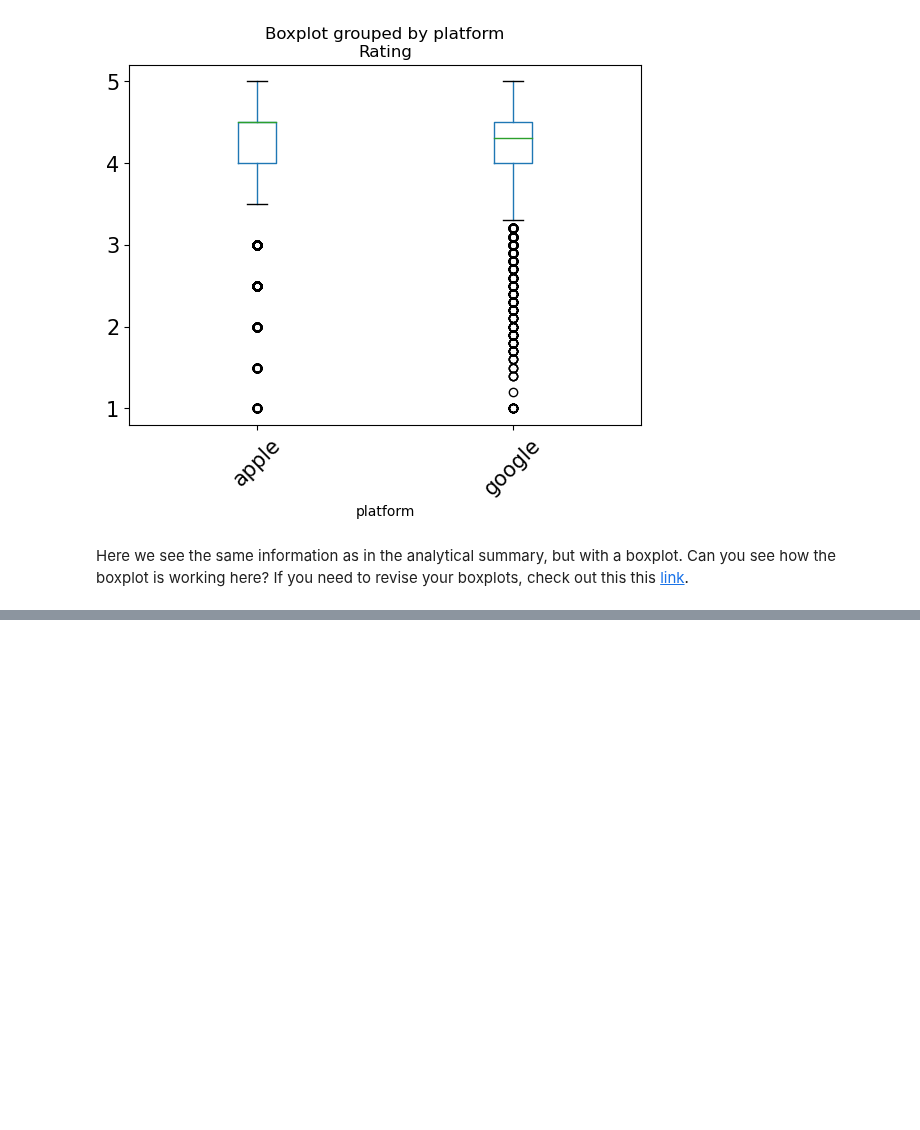
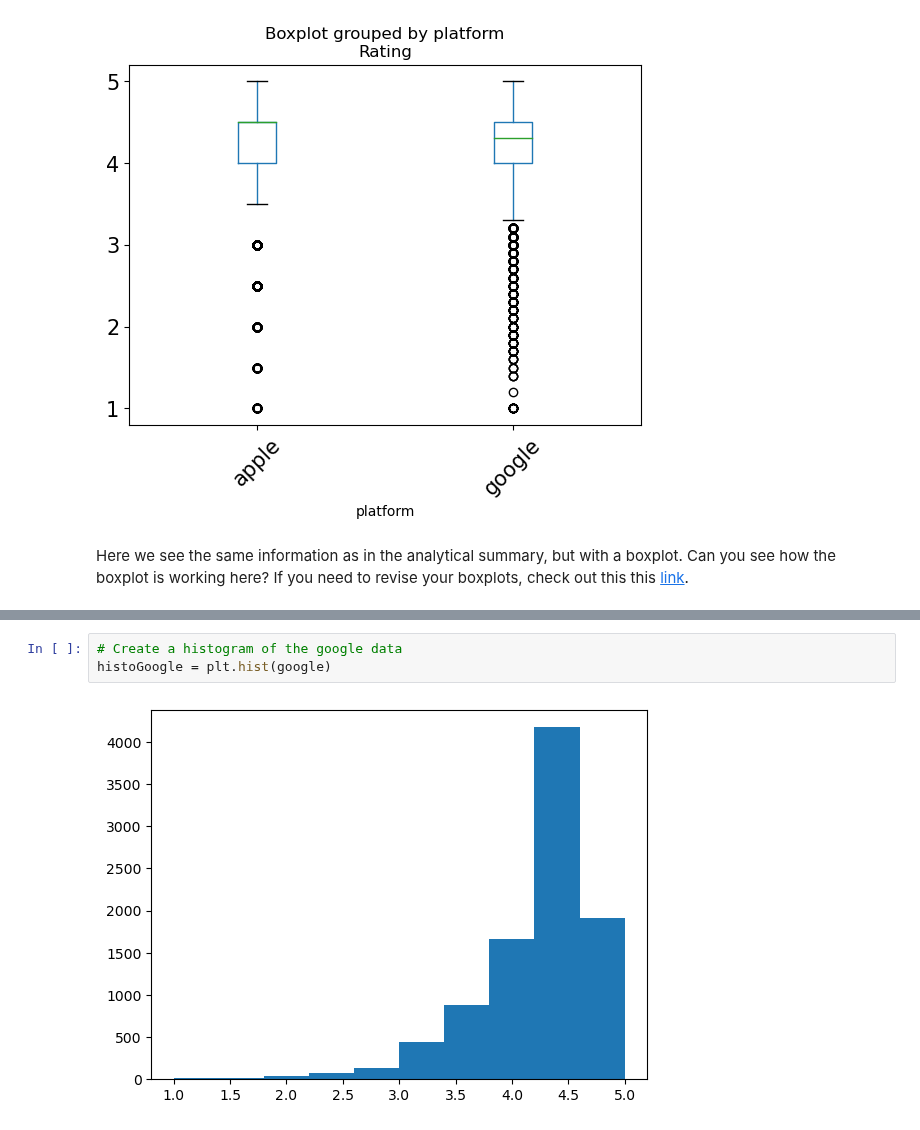
Before and after one commit to tripfernandes/SB-DSC, a Jupyter notebook: PART 1, Tier 1 - Sourcing and Loading.ipynb, the cells around one changed output, grey strips where cells are left out. Saved outputs shown, nothing was run; the diff lists cells and outputs as text; blank space fills up the shorter version.

```diff
--- a/PART 1, Tier 1 - Sourcing and Loading.ipynb
+++ b/PART 1, Tier 1 - Sourcing and Loading.ipynb
@@ -406,0 +462,5 @@ Here we see the same information as in the analytical summary, but with a boxplo
+# %%
+# Create a histogram of the google data
+histoGoogle = plt.hist(google)
+# %% [output]
+[figure, added]
```
Also changed, not shown: parts of 17 cells of this notebook.
